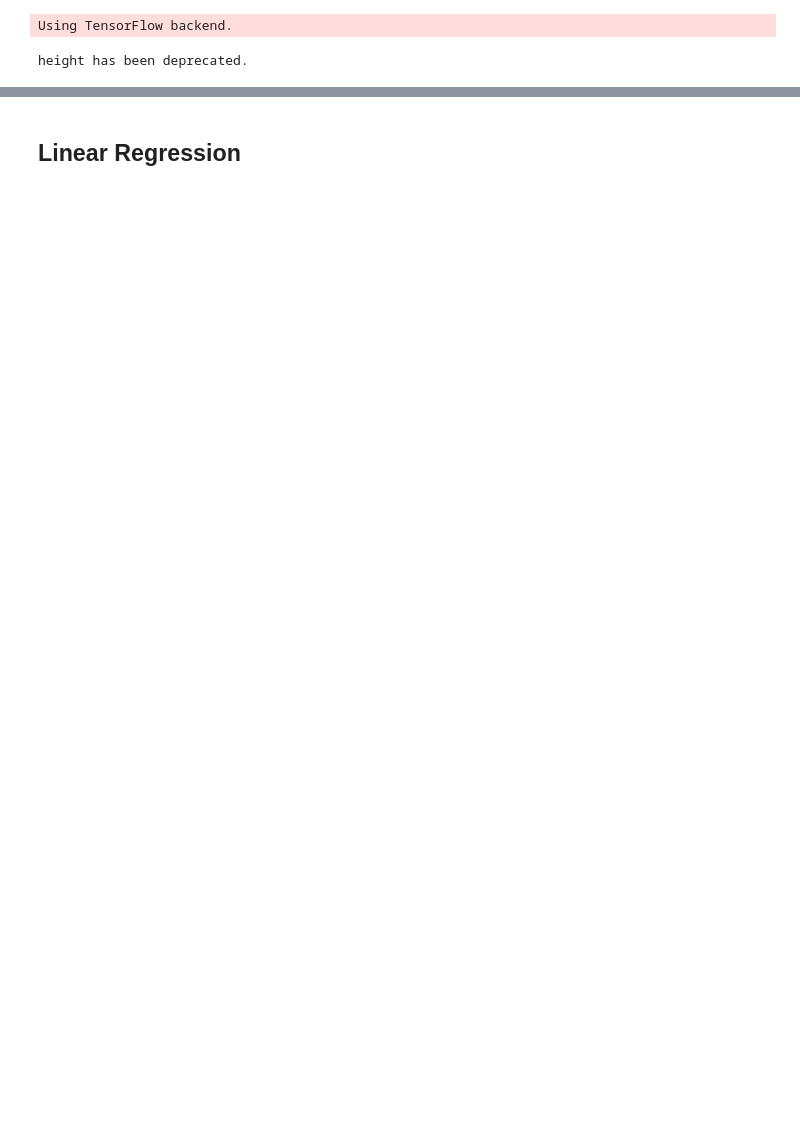
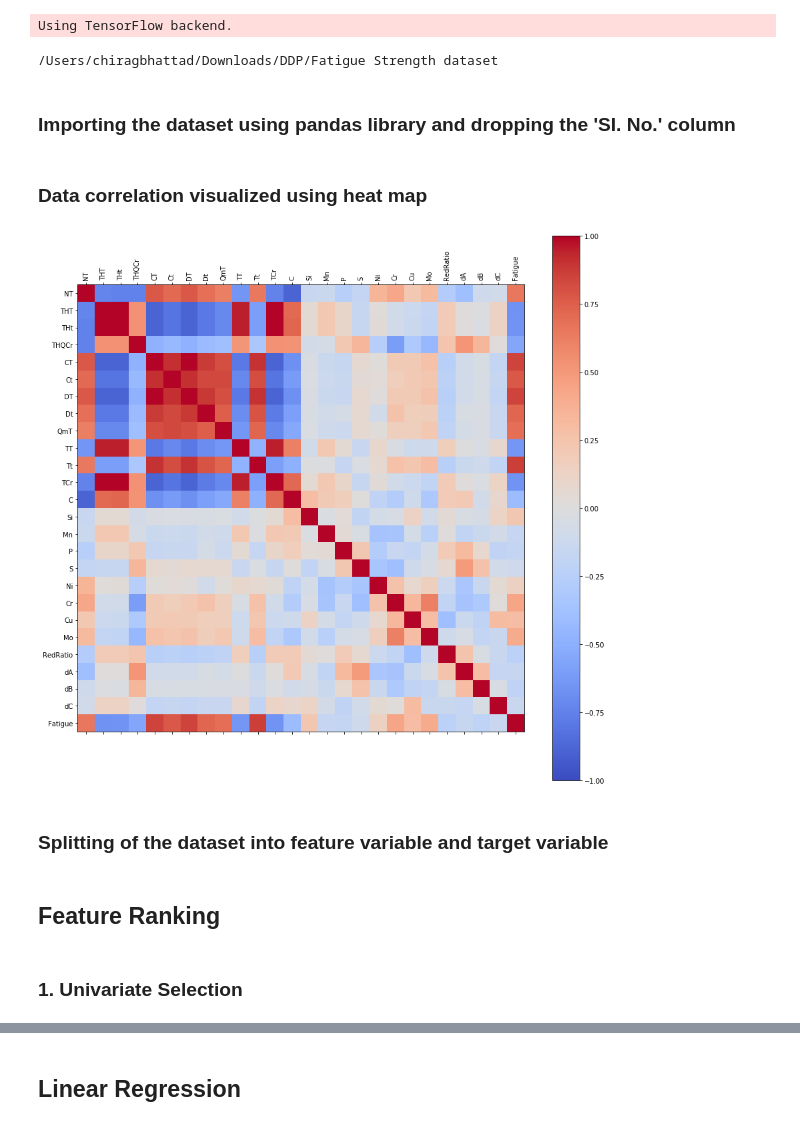
Before and after one commit to chiragbhattad/fatigut-strength-calculator, a Jupyter notebook: Jupyter notebook.ipynb, the cells around one changed output, grey strips where cells are left out. Cells and saved outputs as stored; diff of their text form; code cells hidden in the pictures; blank space fills up the shorter version.

```diff
--- a/Jupyter notebook.ipynb
+++ b/Jupyter notebook.ipynb
@@ -11,24 +37,27 @@ from sklearn.ensemble import RandomForestRegressor
 from sklearn.preprocessing import MinMaxScaler
 from sklearn.model_selection import GridSearchCV
 from sklearn.tree import DecisionTreeRegressor
-from xgboost import XGBRegressor
+import tensorflow as tf
+import xgboost as xgb
 from sklearn.svm import SVR
+from tensorflow import keras
+from tensorflow.keras import layers
 import keras
 from keras.models import Sequential
+from keras.callbacks import ModelCheckpoint
 from keras.layers import Dense
 from keras.wrappers.scikit_learn import KerasRegressor
 from sklearn.model_selection import cross_val_score
 from sklearn.model_selection import KFold
 from sklearn.pipeline import Pipeline
-%matplotlib inline
-
-pd.set_option('display.height', 1000)
-pd.set_option('display.max_rows', 500)
-pd.set_option('display.max_columns', 500)
-pd.set_option('display.width', 1000)
 # %% [output]
 Using TensorFlow backend.
-height has been deprecated.
+# %%
+cd "/Users/chiragbhattad/Downloads/DDP/Fatigue Strength dataset"
+# %% [output]
+/Users/chiragbhattad/Downloads/DDP/Fatigue Strength dataset
+# %% [markdown]
+### Importing the dataset using pandas library and dropping the 'SI. No.' column
 # %%
 data = pd.read_excel("fatigue.xlsx")
 data.drop(['Sl. No.'],axis=1, inplace=True)
@@ -36,3 +64,22 @@ data.drop(['Sl. No.'],axis=1, inplace=True)
+# %% [markdown]
+### Data correlation visualized using heat map
+# %%
+corr = data.corr()
+fig = plt.figure(figsize=(15,15))
+ax = fig.add_subplot(111)
+cax = ax.matshow(corr,cmap='coolwarm', vmin=-1, vmax=1)
+fig.colorbar(cax)
+ticks = np.arange(0,len(data.columns),1)
+ax.set_xticks(ticks)
+plt.xticks(rotation=90)
+ax.set_yticks(ticks)
+ax.set_xticklabels(data.columns)
+ax.set_yticklabels(data.columns)
+plt.show()
+# %% [output]
+[figure, added]
+# %% [markdown]
+### Splitting of the dataset into feature variable and target variable
 # %%
 feature = data.columns[:-1]
 target = data.columns[-1]
@@ -43,0 +88,4 @@ X = sc.fit_transform(X)
+# %% [markdown]
+## Feature Ranking
+# %% [markdown]
+### 1. Univariate Selection
```
Also changed, not shown: parts of 100 cells of this notebook.
